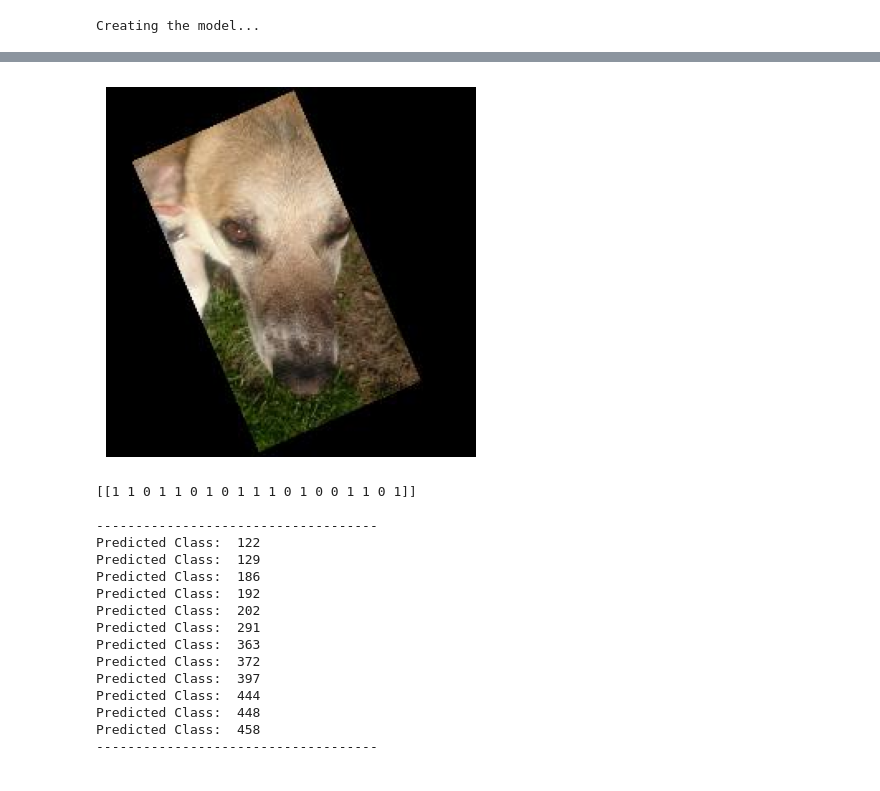
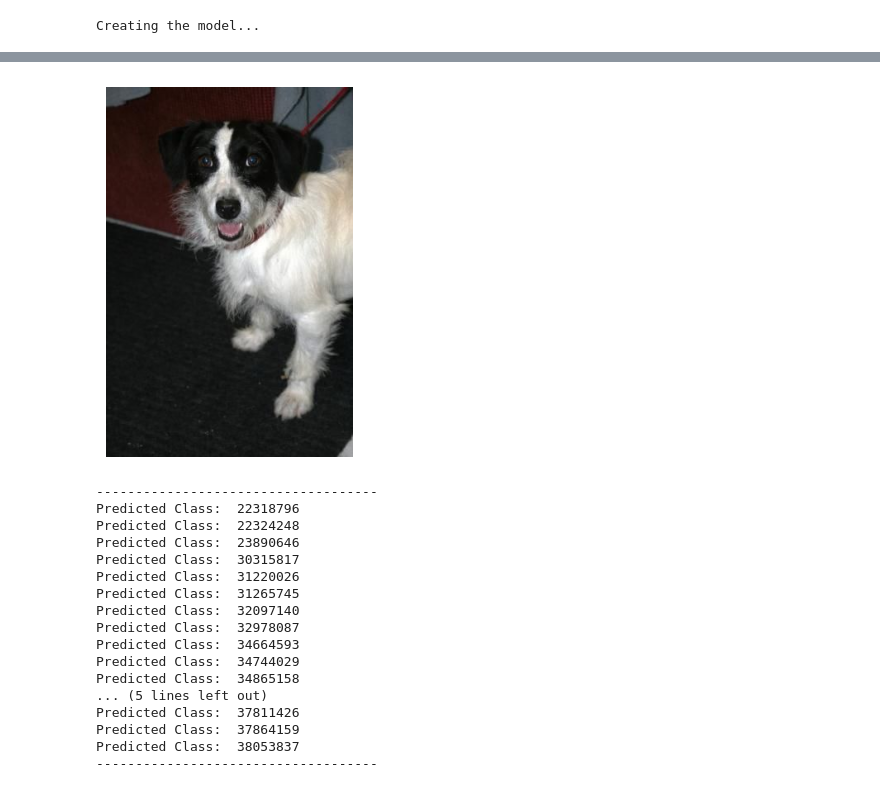
Before and after one commit to heyitsahleesah/COMP4989-Nano, a Jupyter notebook: felix_trash/felix_cnn.ipynb, the cells around one changed output, grey strips where cells are left out. Saved outputs shown, nothing was run; the diff lists cells and outputs as text; code cells hidden in the pictures.

```diff
--- a/felix_trash/felix_cnn.ipynb
+++ b/felix_trash/felix_cnn.ipynb
@@ -25,18 +26,20 @@ from tensorflow.python.keras.models import load_model
 PATH = './DFN_dataset/'
 print(tf.test.is_built_with_cuda())
 print(tf.config.list_physical_devices('GPU'))
+
+# Set the path to your dataset directory
+# dataset_path = './DFN_dataset/after_4_bis' #dataset from dogfacenet
+dataset_path = './DFN_dataset/organized_photos' #dataset from petfinger-dogs https://huggingface.co/datasets/drzraf/petfinder-dogs
+
+# Set the paths for the training, test, and validation sets
+train_path = '../photos/organized_photos/train'
+test_path = '../photos/organized_photos/test'
+val_path = '../photos/organized_photos/val'
 # %% [output]
 True
 [PhysicalDevice(name='/physical_device:GPU:0', device_type='GPU')]
 # %%
-# Set the path to your dataset directory
-# dataset_path = './DFN_dataset/after_4_bis' #dataset from dogfacenet
-dataset_path = './DFN_dataset/organized_photos' #dataset from petfinger-dogs https://huggingface.co/datasets/drzraf/petfinder-dogs
 
-# Set the paths for the training, test, and validation sets
-train_path = './photos/organized_photos/train'
-test_path = './photos/organized_photos/test'
-val_path = './photos/organized_photos/val'
 
 # Set the ratio for splitting the dataset (e.g., 66% train, 13% test, 13% validation)
 train_ratio = 0.6
@@ -198,0 +303,6 @@ Found 105355 validated image filenames belonging to 105353 classes.
+# %%
+#Testing
+img = tf.keras.preprocessing.image.load_img('../photos/organized_photos/val/22682033/22682033-1.jpg', target_size=(224, 224))
+img_array = tf.keras.preprocessing.image.img_to_array(img)
+img_array = np.array([img_array])
+img
@@ -198,0 +311,16 @@ Found 105355 validated image filenames belonging to 105353 classes.
+# %%
+# generate predictions for samples
+predictions = model.predict(img_array)
+
+# generate argmax for predictions
+class_id = np.argmax(predictions, axis = 1)
+print(class_id)
+
+# get top 10 predictions
+top_10_predictions = np.argsort(predictions[0])[:-11:-1]
+print(top_10_predictions)
+
+
+# top 10 predictions
+for i in range(10):
+    print(class_names[top_10_predictions[i]])
@@ -353,40 +515,40 @@ df = pd.read_csv(checkpoint_no + '/' + 'class_assignment_df_' + model_name + '.c
 df = df.sort_values(by=['Category'], ascending=True)
 categories = df['Category'].tolist()
 # %%
-img_pred = cv2.imread('photos/val/122/122.0.jpg')
+img_pred = cv2.imread('../photos/organized_photos/val/10014499/10014499-1.jpg')
 
 plt.imshow(cv2.cvtColor(img_pred, cv2.COLOR_BGR2RGB))
 plt.axis('off')
 plt.show()
 img_pred = cv2.resize(img_pred,(img_height,img_width))
 img_pred = np.reshape(img_pred,[1,img_height,img_width,3])
 classes = (best_model.predict(img_pred)).astype("int32")
 # find index of 1 in classes
-print(classes)
 index = np.where(classes == 1)
 index = index[1]
 
 
 print()
 print('------------------------------------')
 for i in range(len(index)):
     print('Predicted Class: ' , categories[index[i]])
 print('------------------------------------')
 # %% [output]
-[figure, old version]
+[figure, new version]
-[[1 1 0 1 1 0 1 0 1 1 1 0 1 0 0 1 1 0 1]]
-
 ------------------------------------
-Predicted Class:  122
-Predicted Class:  129
-Predicted Class:  186
-Predicted Class:  192
-Predicted Class:  202
-Predicted Class:  291
-Predicted Class:  363
-Predicted Class:  372
-Predicted Class:  397
-Predicted Class:  444
-Predicted Class:  448
-Predicted Class:  458
+Predicted Class:  22318796
+Predicted Class:  22324248
+Predicted Class:  23890646
+Predicted Class:  30315817
+Predicted Class:  31220026
+Predicted Class:  31265745
+Predicted Class:  32097140
+Predicted Class:  32978087
+Predicted Class:  34664593
+Predicted Class:  34744029
+Predicted Class:  34865158
+... (5 lines left out)
+Predicted Class:  37811426
+Predicted Class:  37864159
+Predicted Class:  38053837
 ------------------------------------
```
Also changed, not shown: parts of 21 cells of this notebook, 1 other file.
